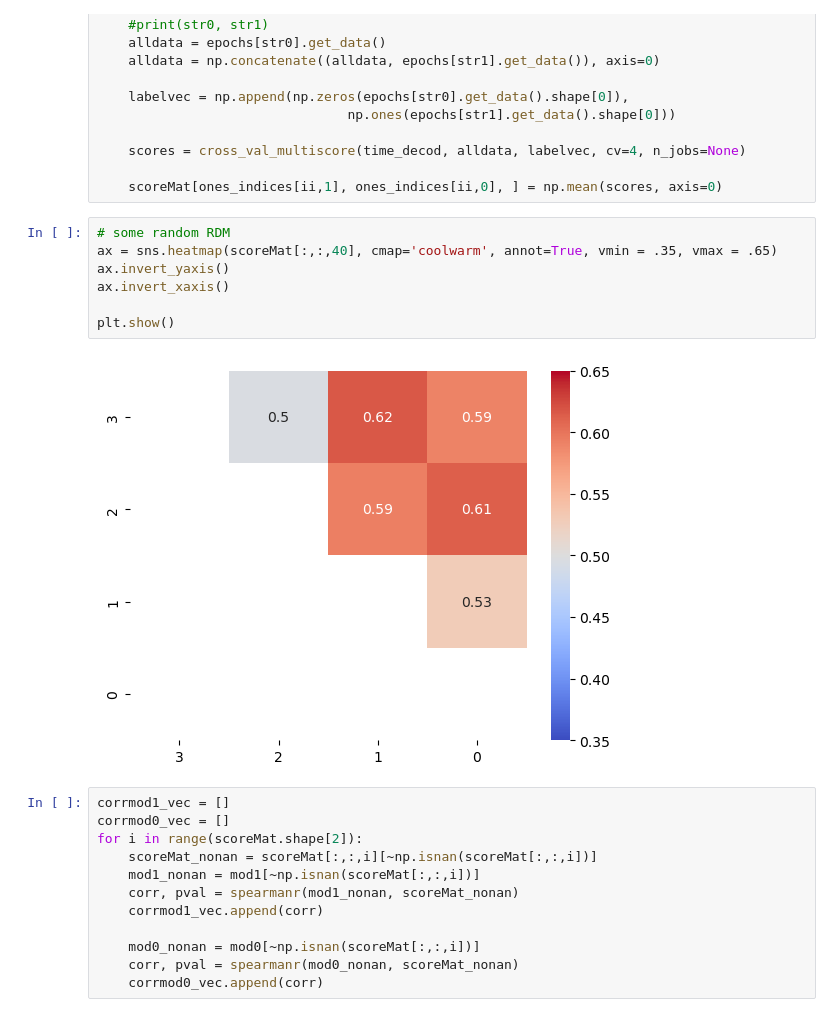
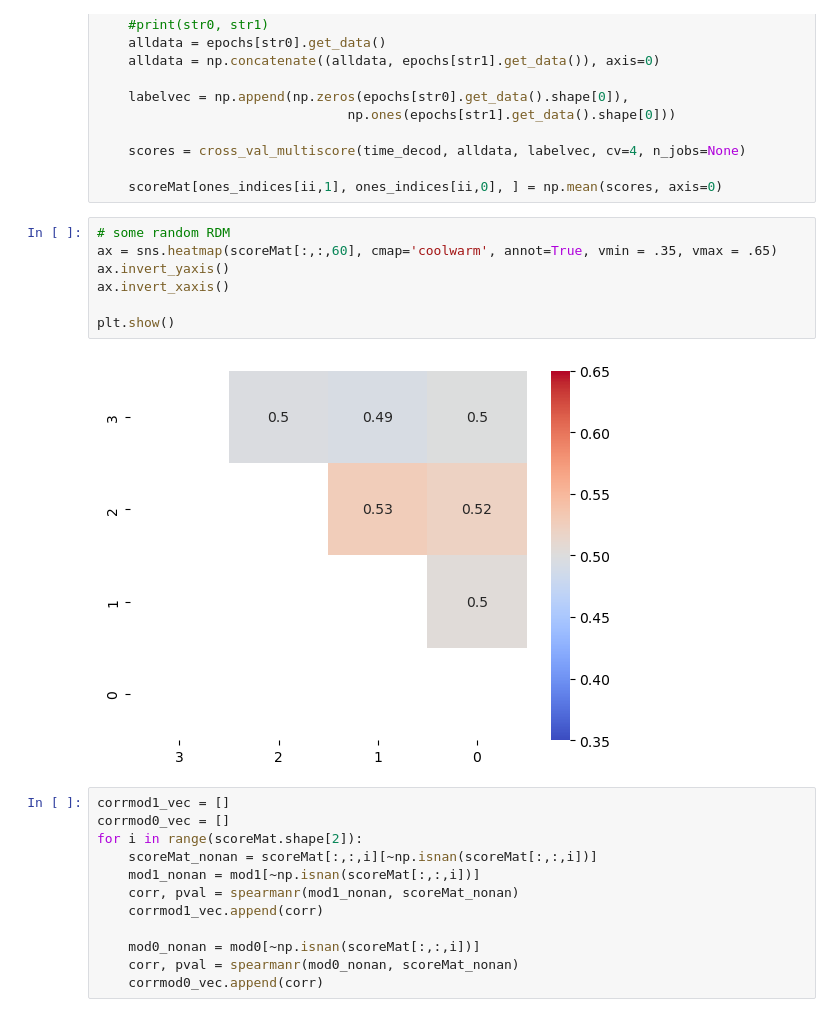
Before and after one commit to nathanweisz/methcogneurocode, a Jupyter notebook: Lecture4.ipynb, the cells around one changed output. Cells and saved outputs as stored; diff of their text form.

```diff
--- a/Lecture4.ipynb
+++ b/Lecture4.ipynb
@@ -179,13 +179,13 @@ for ii in range(len(ones_indices)):
     scoreMat[ones_indices[ii,1], ones_indices[ii,0], ] = np.mean(scores, axis=0)
 # %%
 # some random RDM
-ax = sns.heatmap(scoreMat[:,:,40], cmap='coolwarm', annot=True, vmin = .35, vmax = .65)
+ax = sns.heatmap(scoreMat[:,:,60], cmap='coolwarm', annot=True, vmin = .35, vmax = .65)
 ax.invert_yaxis()
 ax.invert_xaxis()
 
 plt.show()
 # %% [output]
-[figure, old version]
+[figure, new version]
 # %%
 corrmod1_vec = []
 corrmod0_vec = []
```
Also changed, not shown: 2 other files.
